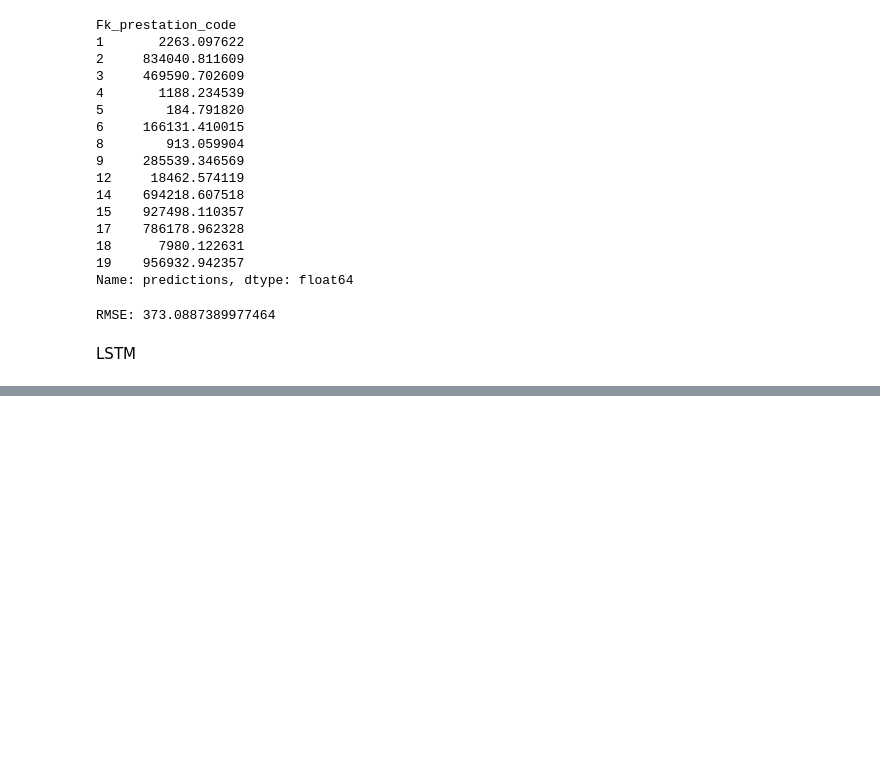
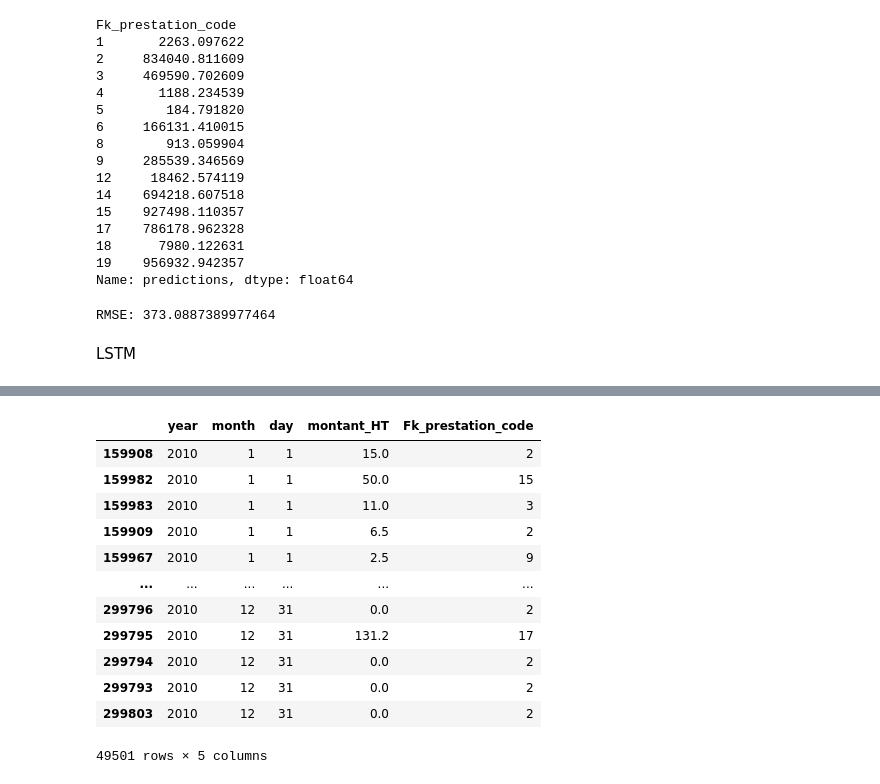
Before and after one commit to Adamderbel/AI, a Jupyter notebook: dataprep.ipynb, the cells around one changed output, grey strips where cells are left out. Drawn from its saved outputs; the diff is of its cells as text; code cells hidden in the pictures; blank space fills up the shorter version.

```diff
--- a/dataprep.ipynb
+++ b/dataprep.ipynb
@@ -440,0 +442,19 @@ df1
+# %%
+train_data_2010 = df1[df1['year'] == 2010]
+test_data_2011 = df1[df1['year'] == 2011]
+# %%
+train_data_2010
+# %% [output]
+|  | year | month | day | montant_HT | Fk_prestation_code |
+| 159908 | 2010 | 1 | 1 | 15.0 | 2 |
+| 159982 | 2010 | 1 | 1 | 50.0 | 15 |
+| 159983 | 2010 | 1 | 1 | 11.0 | 3 |
+| 159909 | 2010 | 1 | 1 | 6.5 | 2 |
+| 159967 | 2010 | 1 | 1 | 2.5 | 9 |
+| ... | ... | ... | ... | ... | ... |
+| 299796 | 2010 | 12 | 31 | 0.0 | 2 |
+| 299795 | 2010 | 12 | 31 | 131.2 | 17 |
+| 299794 | 2010 | 12 | 31 | 0.0 | 2 |
+| 299793 | 2010 | 12 | 31 | 0.0 | 2 |
+| 299803 | 2010 | 12 | 31 | 0.0 | 2 |
+49501 rows × 5 columns
```
Also changed, not shown: parts of 31 cells of this notebook.
